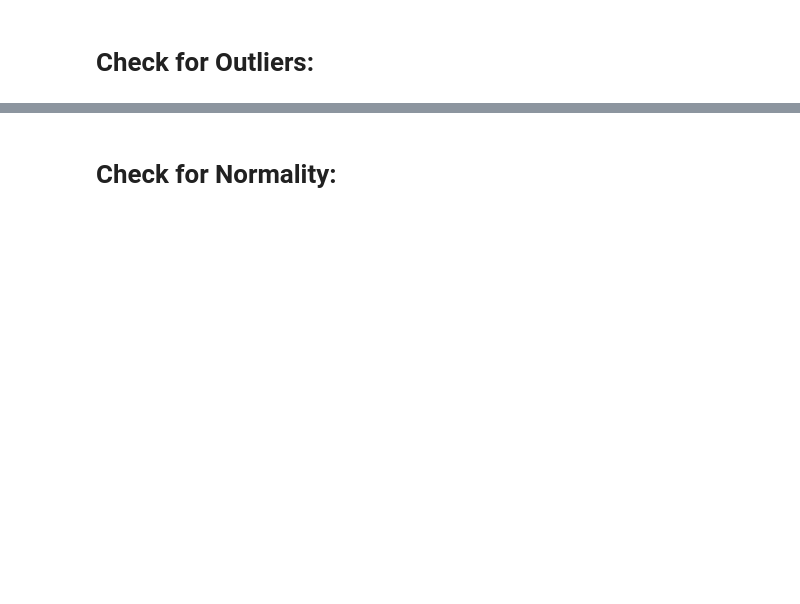
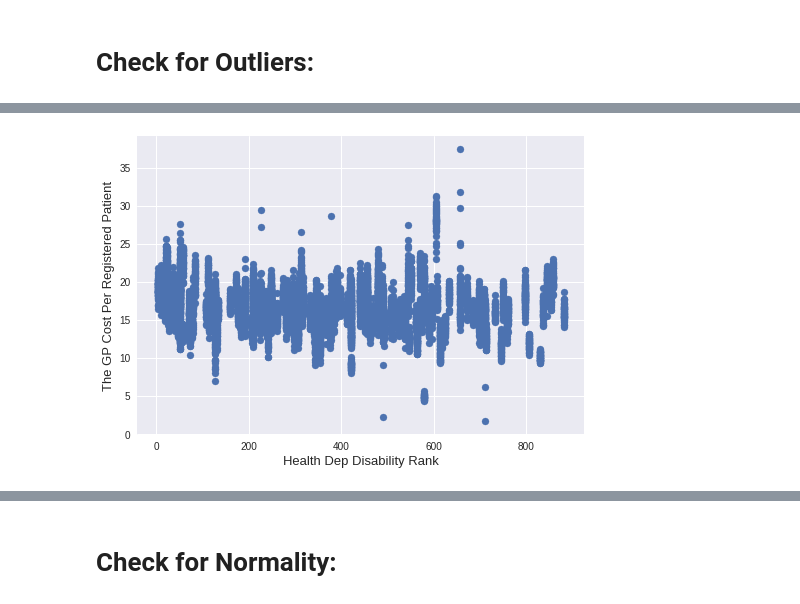
Before and after one commit to mlennox562/Data-Hackathon-2017, a Jupyter notebook: Final-Notebook-Allstate-Data-Hackathon.ipynb, the cells around one changed output, grey strips where cells are left out. Saved outputs shown, nothing was run; the diff lists cells and outputs as text; code cells hidden in the pictures; blank space fills up the shorter version.

```diff
--- a/Final-Notebook-Allstate-Data-Hackathon.ipynb
+++ b/Final-Notebook-Allstate-Data-Hackathon.ipynb
@@ -136,10 +162,12 @@ print("The test data size after dropping Id feature is : {} ".format(test.shape)
 # %%
 # A scatter plot to identify any clear outliers within the training dataset.
 fig, ax = plt.subplots()
 ax.scatter(x = train['health_dep_disability_rank'], y = train['gp_cost_per_registered_patient'])
-plt.ylabel('gp_cost_per_registered_patient', fontsize=13)
-plt.xlabel('health_dep_disability_rank', fontsize=13)
+plt.ylabel('The GP Cost Per Registered Patient', fontsize=13)
+plt.xlabel('Health Dep Disability Rank', fontsize=13)
 plt.show()
+# %% [output]
+[figure, added]
 # %%
 # A scatter plot to identify any clear outliers within the training dataset.
 fig, ax = plt.subplots()
```
Also changed, not shown: parts of 19 cells of this notebook.
